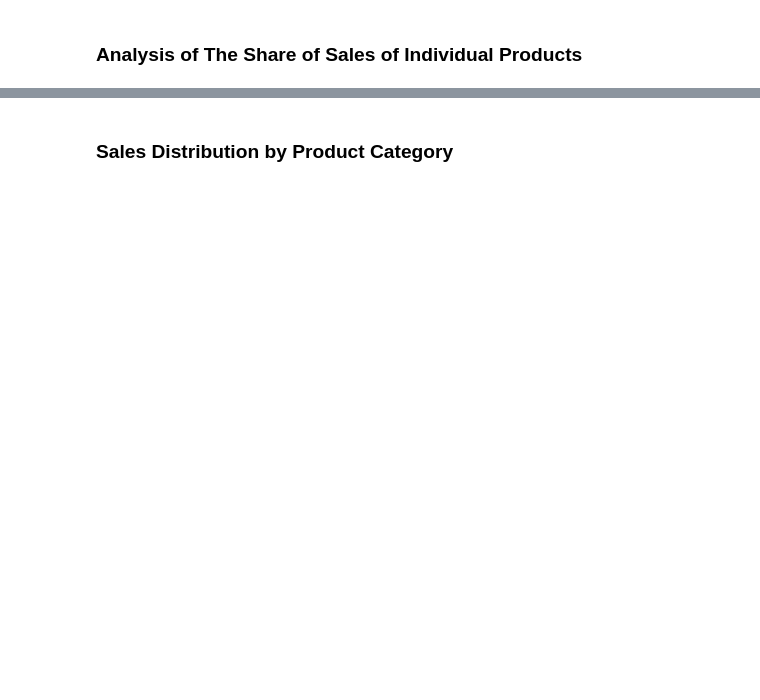
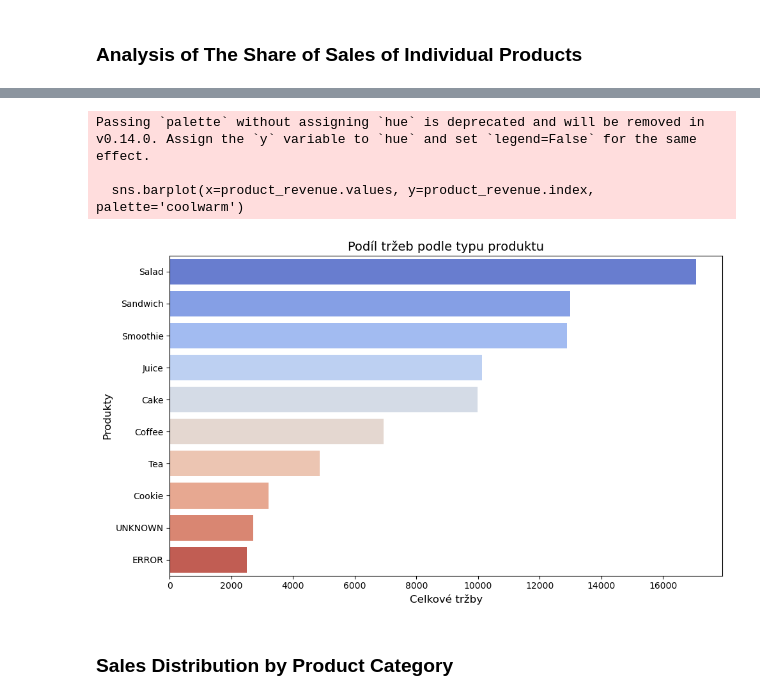
Before and after one commit to martinakvasnickova/Cafe, a Jupyter notebook: analysis/EDA.ipynb, the cells around one changed output, grey strips where cells are left out. Cells and saved outputs as stored; diff of their text form; code cells hidden in the pictures; blank space fills up the shorter version.

```diff
--- a/analysis/EDA.ipynb
+++ b/analysis/EDA.ipynb
@@ -451,2 +486,16 @@ plt.show()
+# %%
+product_revenue = df.groupby('Item')['Total Spent'].sum().sort_values(ascending=False)
+plt.figure(figsize=(10, 6))
+sns.barplot(x=product_revenue.values, y=product_revenue.index, palette='coolwarm')
+plt.title('Podíl tržeb podle typu produktu', fontsize=14)
+plt.xlabel('Celkové tržby', fontsize=12)
+plt.ylabel('Produkty', fontsize=12)
+plt.tight_layout()
+plt.show()
+# %% [output]
+Passing `palette` without assigning `hue` is deprecated and will be removed in v0.14.0. Assign the `y` variable to `hue` and set `legend=False` for the same effect.
+
+  sns.barplot(x=product_revenue.values, y=product_revenue.index, palette='coolwarm')
+[figure, added]
 # %% [markdown]
 ### Sales Distribution by Product Category
```
Also changed, not shown: parts of 14 cells of this notebook.
